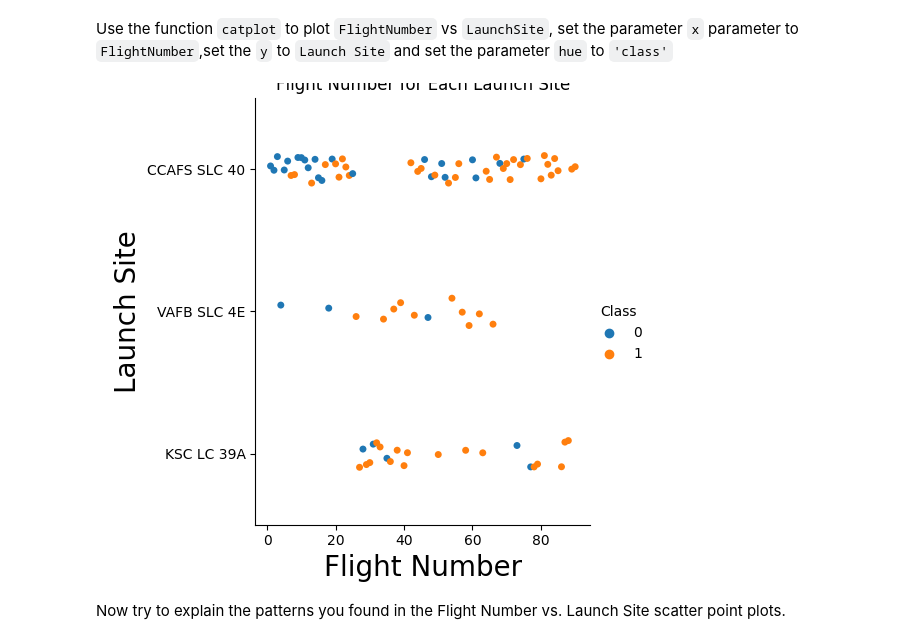
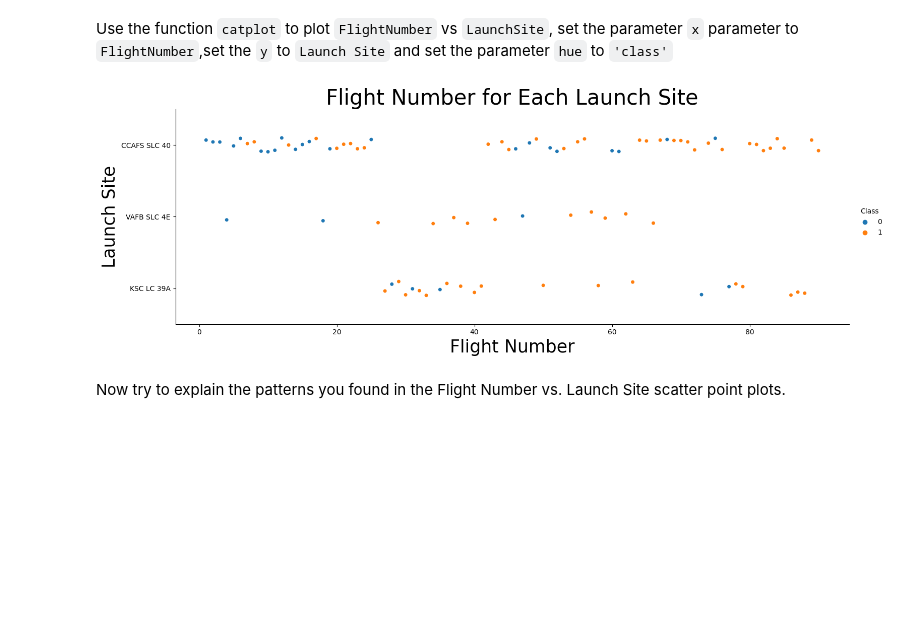
Before and after one commit to SaraG51/IBM-Applied-Data-Science-Capstone-Project, a Jupyter notebook: 2_2 EDA Data Visualization.ipynb, the cells around one changed output. Saved outputs shown, nothing was run; the diff lists cells and outputs as text; code cells hidden in the pictures; blank space fills up the shorter version.

```diff
--- a/2_2 EDA Data Visualization.ipynb
+++ b/2_2 EDA Data Visualization.ipynb
@@ -91,13 +91,13 @@ Next, let's drill down to each site visualize its detailed launch records.
 Use the function <code>catplot</code> to plot <code>FlightNumber</code> vs <code>LaunchSite</code>, set the  parameter <code>x</code>  parameter to <code>FlightNumber</code>,set the  <code>y</code> to <code>Launch Site</code> and set the parameter <code>hue</code> to <code>'class'</code>
 # %%
 # Plot a scatter point chart with x axis to be Flight Number and y axis to be the launch site, and hue to be the class value
-sns.catplot(y="LaunchSite", x="FlightNumber", data=df, hue="Class")
-plt.xlabel("Flight Number", fontsize=20)
-plt.ylabel("Launch Site", fontsize=20)
-plt.title("Flight Number for Each Launch Site")
+sns.catplot(y="LaunchSite", x="FlightNumber", data=df, hue="Class", aspect = 3)
+plt.xlabel("Flight Number", fontsize=25)
+plt.ylabel("Launch Site", fontsize=25)
+plt.title("Flight Number for Each Launch Site", fontsize=30)
 plt.show()
 # %% [output]
-[figure, old version]
+[figure, new version]
 # %% [markdown]
 Now try to explain the patterns you found in the Flight Number vs. Launch Site scatter point plots.
 # %%
```
Also changed, not shown: parts of 10 cells of this notebook.
